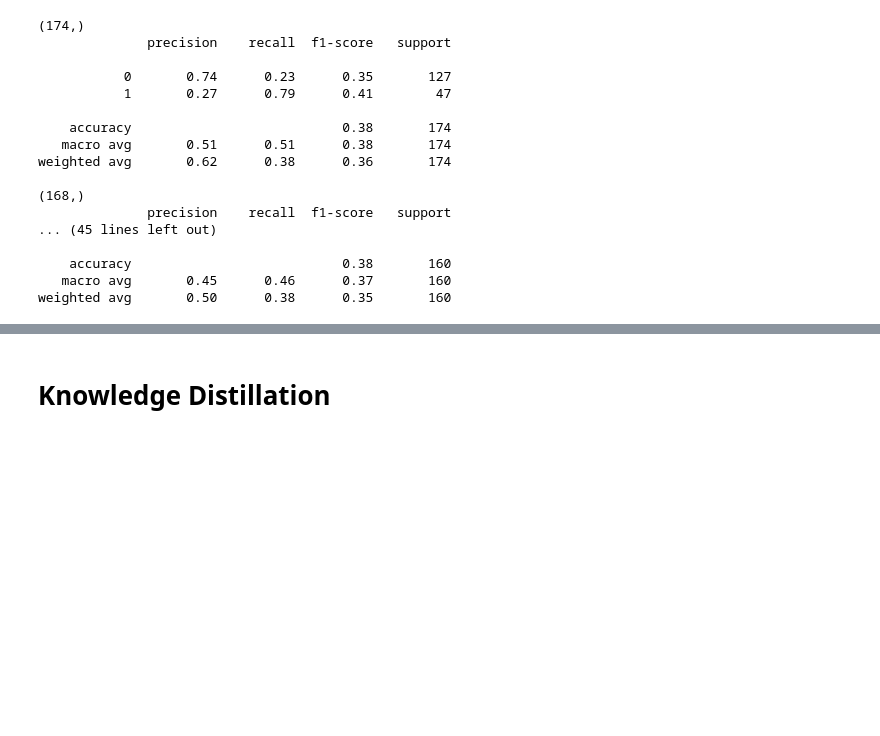
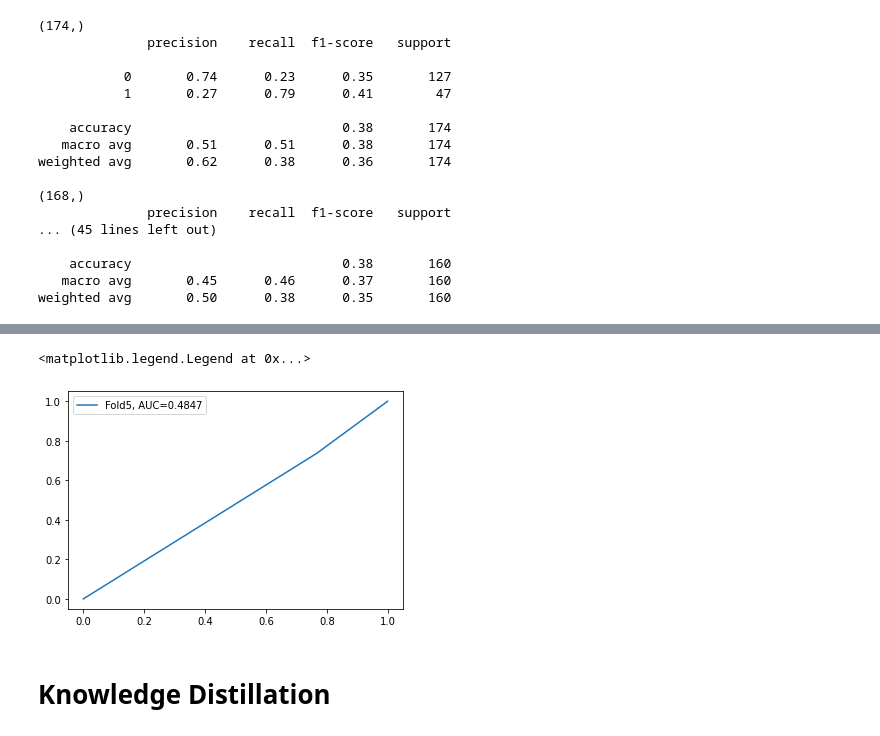
Before and after one commit to RummanAli/FYP2022-KnowledgeVision, a Jupyter notebook: G1020_KFoldCrossValidation.ipynb, the cells around one changed output, grey strips where cells are left out. Drawn from its saved outputs; the diff is of its cells as text; code cells hidden in the pictures; blank space fills up the shorter version.

```diff
--- a/G1020_KFoldCrossValidation.ipynb
+++ b/G1020_KFoldCrossValidation.ipynb
@@ -371,0 +388,4 @@ weighted avg       0.45      0.66      0.53       160
+# %%
+patient_labels = []
+for x in df['patientID'].unique():
+  patient_labels.append(labels2[x])
@@ -459,0 +939,8 @@ for i in range(6):
+# %%
+training_generator = DataGenerator(folds[4]['train'], labels)
+validation_generator = DataGenerator(folds[4]['test'], labels)
+opt_rms = tensorflow.keras.optimizers.RMSprop(lr=0.001,decay=1e-6)
+final_model = knowledge_incorporated_model()
+final_model.compile(loss='categorical_crossentropy', optimizer=opt_rms, metrics=['accuracy'])
+history_final = final_model.fit_generator(training_generator,validation_data=validation_generator,epochs = 20)
+tf.keras.models.save_model(final_model,'drive/MyDrive/G1020_knowledge_incorporated_fold4(dense+inception)_logits_denseteacher')
@@ -488,3 +1129,21 @@ weighted avg       0.50      0.38      0.35       160
+# %%
+tprs = []
+aucs = []
+mean_fpr = np.linspace(0, 1, 100)
+fig, ax = plt.subplots()
+for i in range(6):
+  viz = RocCurveDisplay.from_estimator(
+          tf.keras.models.load_model('drive/MyDrive/G1020_knowledge_incorporated_fold'+str(i)),
+          X[test],
+          y[test],
+          name="ROC fold {}".format(i),
+          alpha=0.3,
+          lw=1,
+          ax=ax,
+      )
+# %% [output]
+<matplotlib.legend.Legend at 0x...>
+[figure, added]
 # %% [markdown]
 # Knowledge Distillation
 # %%
```
Also changed, not shown: parts of 30 cells of this notebook.
